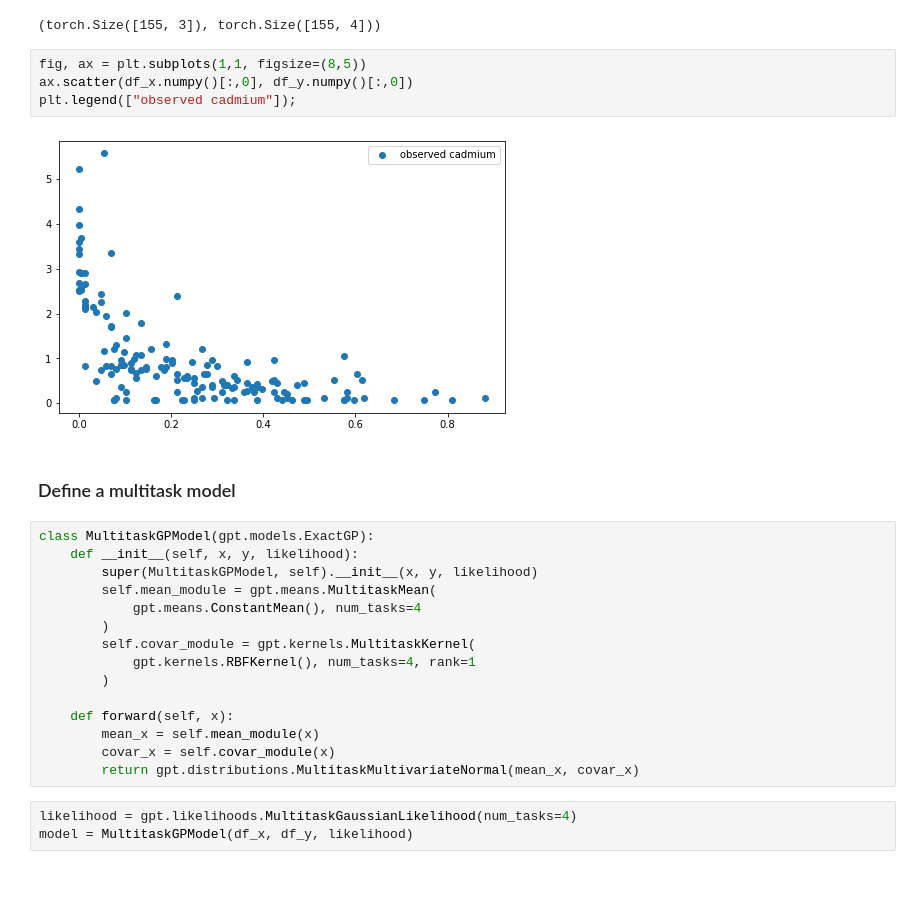
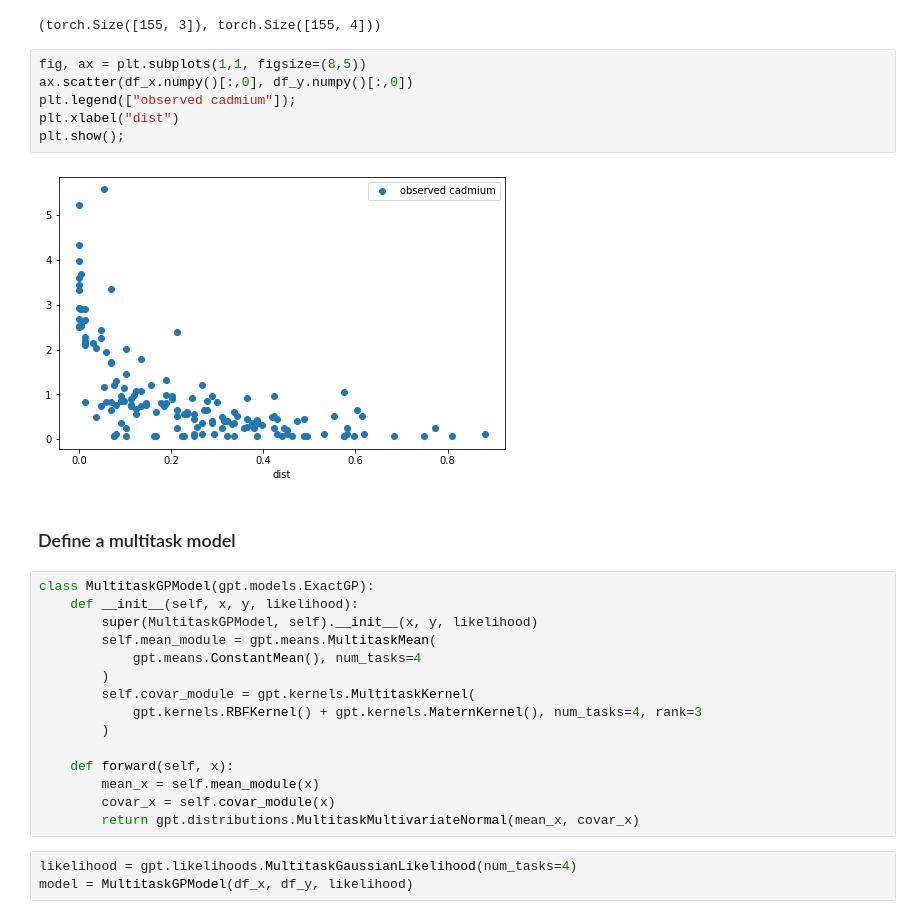
Before and after one commit to danhphan/gp_experiments, a Jupyter notebook: experiments/05_multitask_gp_regression_gpytorch_example.ipynb, the cells around one changed output. Saved outputs shown, nothing was run; the diff lists cells and outputs as text; blank space fills up the shorter version.

```diff
--- a/experiments/05_multitask_gp_regression_gpytorch_example.ipynb
+++ b/experiments/05_multitask_gp_regression_gpytorch_example.ipynb
@@ -34,9 +33,11 @@ df_x.shape, df_y.shape
 # %%
 fig, ax = plt.subplots(1,1, figsize=(8,5))
 ax.scatter(df_x.numpy()[:,0], df_y.numpy()[:,0])
 plt.legend(["observed cadmium"]);
+plt.xlabel("dist")
+plt.show();
 # %% [output]
-[figure, old version]
+[figure, new version]
 # %% [markdown]
 ### Define a multitask model
 # %%
@@ -47,7 +48,7 @@ class MultitaskGPModel(gpt.models.ExactGP):
             gpt.means.ConstantMean(), num_tasks=4
         )
         self.covar_module = gpt.kernels.MultitaskKernel(
-            gpt.kernels.RBFKernel(), num_tasks=4, rank=1
+            gpt.kernels.RBFKernel() + gpt.kernels.MaternKernel(), num_tasks=4, rank=3
         )
 
     def forward(self, x):
```
Also changed, not shown: parts of 7 cells of this notebook.
